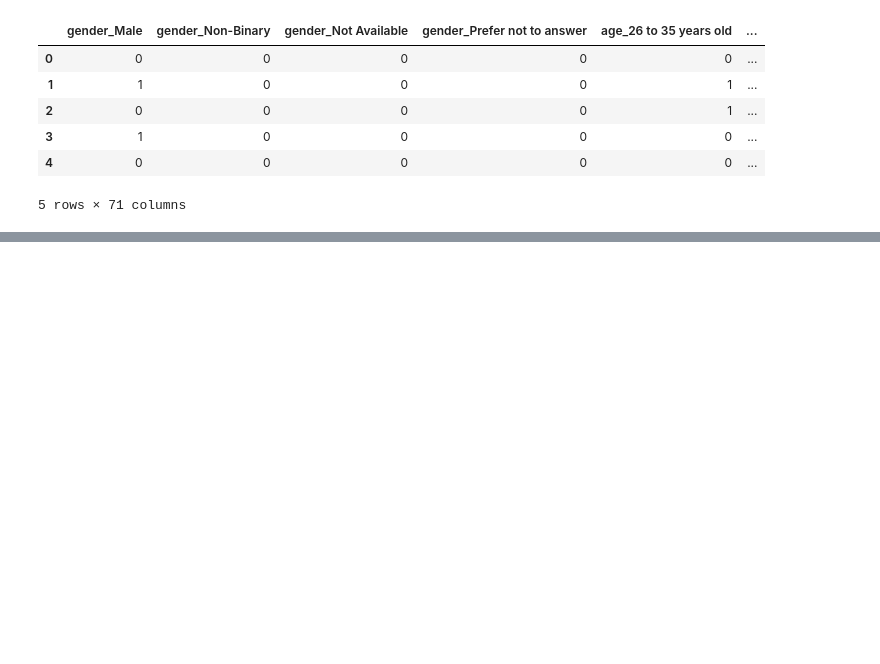
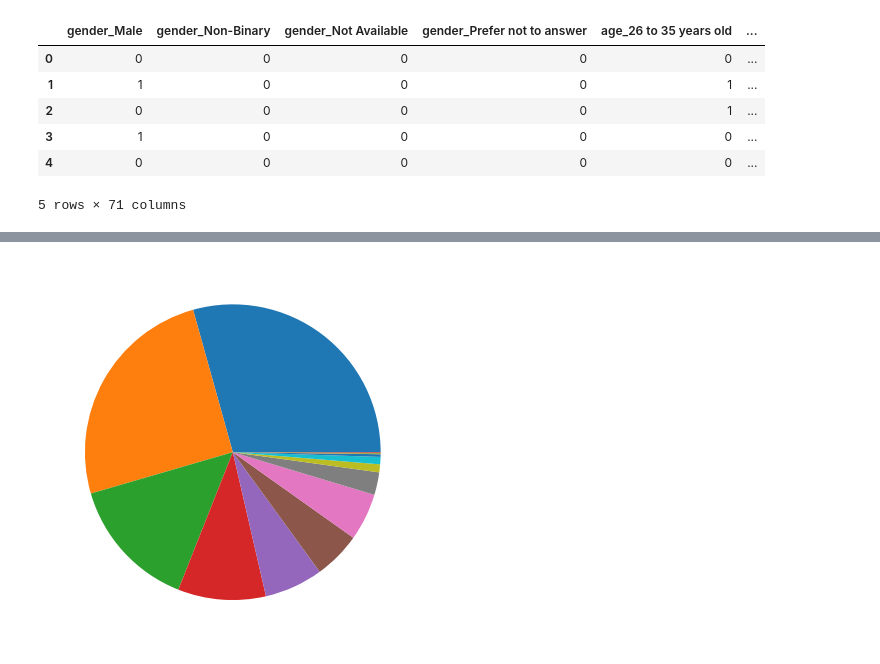
Before and after one commit to dsatyam09/06_Aspire-Intelligence-1-, a Jupyter notebook: pre_dataset.ipynb, the cells around one changed output, grey strips where cells are left out. Cells and saved outputs as stored; diff of their text form; code cells hidden in the pictures; blank space fills up the shorter version.

Commit message:
pre processing and visualization (final)

```diff
--- a/pre_dataset.ipynb
+++ b/pre_dataset.ipynb
@@ -158,0 +159,5 @@ No.of.unique values : 24
+# %%
+label_encoder = preprocessing.LabelEncoder()
+df.copy()
+# %%
+df['financial_situation_label']= label_encoder.fit_transform(df['financial_situation'])
@@ -158,0 +191,2 @@ No.of.unique values : 24
+# %%
+geo_data = df.loc[df['geography'] == 'Suburban/Peri-urban']
@@ -158,0 +202,3 @@ No.of.unique values : 24
+# %%
+geo_data = geo_data[['education']]
+geo_data.value_counts()
@@ -158,0 +222,5 @@ No.of.unique values : 24
+# %%
+plt.pie(geo_data.value_counts())
+plt.show()
+# %% [output]
+[figure, added]
```
Also changed, not shown: parts of 16 cells of this notebook.
